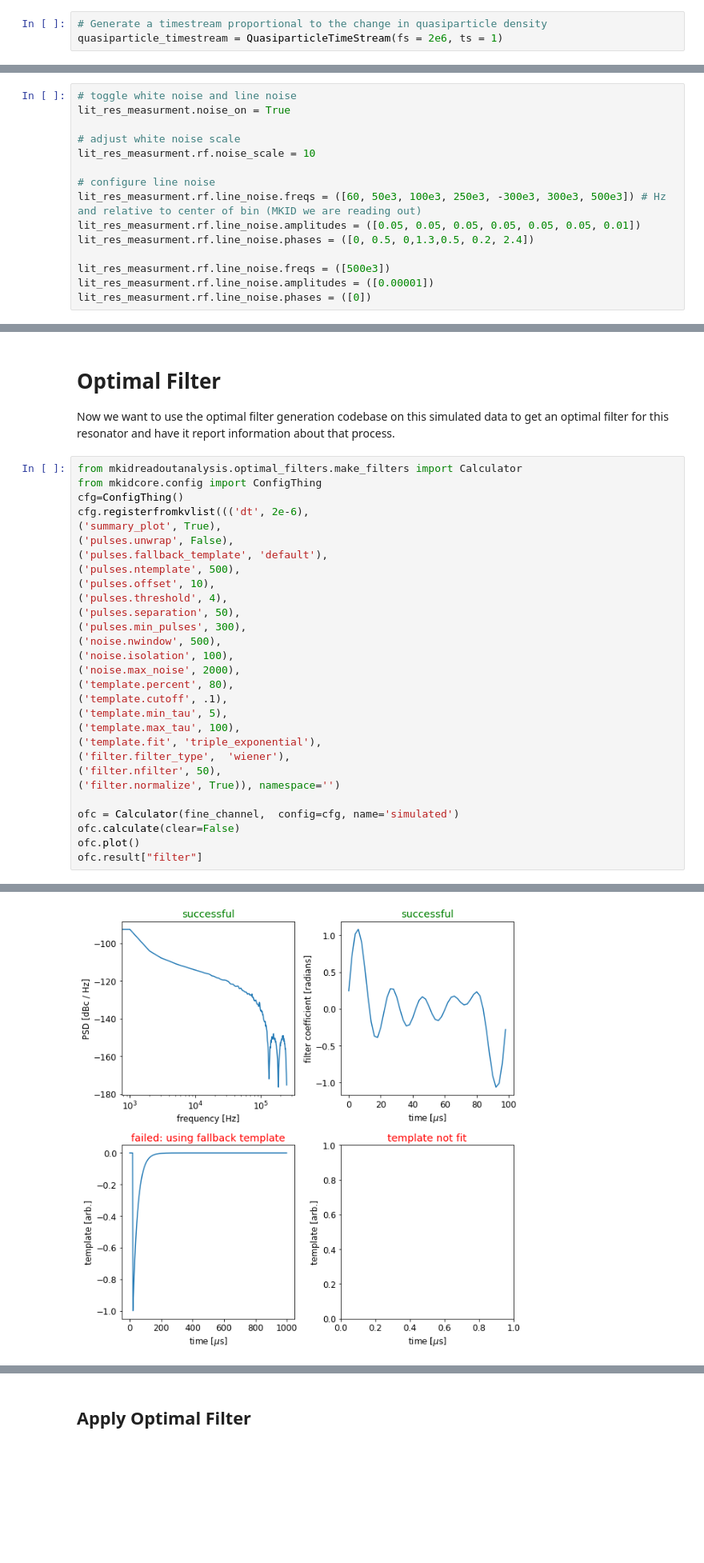
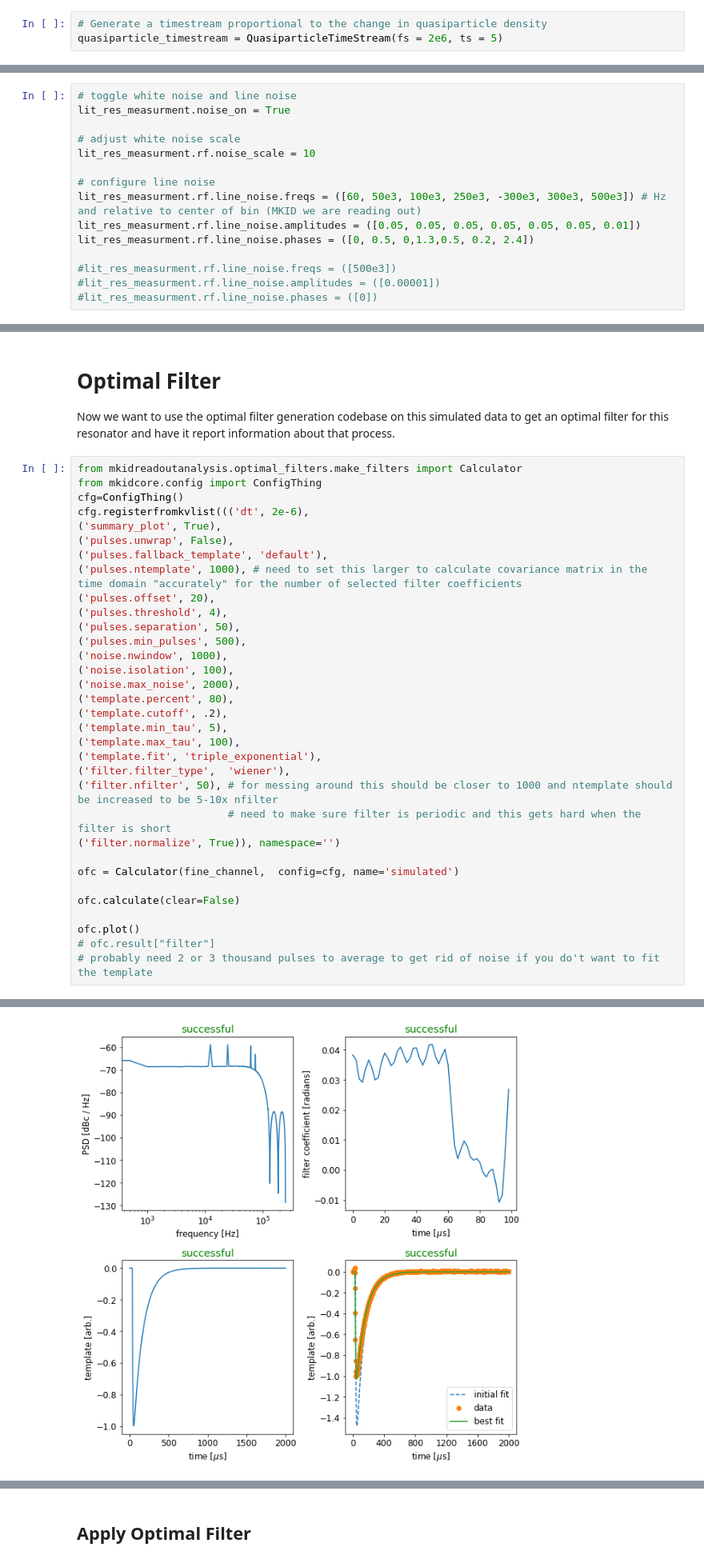
Before and after one commit to MazinLab/MKIDReadoutAnalysis, a Jupyter notebook: Example.ipynb, the cells around one changed output, grey strips where cells are left out. Shown at 80% size. Saved outputs shown, nothing was run; the diff lists cells and outputs as text; blank space fills up the shorter version.

Commit message:
changed pulse separation timescale relative to template fil. Optimal filters work!

```diff
--- a/Example.ipynb
+++ b/Example.ipynb
@@ -13,7 +13,7 @@ import copy
 %matplotlib inline
 # %%
 # Generate a timestream proportional to the change in quasiparticle density
-quasiparticle_timestream = QuasiparticleTimeStream(fs = 2e6, ts = 1)
+quasiparticle_timestream = QuasiparticleTimeStream(fs = 2e6, ts = 5)
 # %%
 # Plot the raw data
 quasiparticle_timestream.plot_timeseries(quasiparticle_timestream.data)
@@ -120,6 +120,6 @@ lit_res_measurment.rf.line_noise.freqs = ([60, 50e3, 100e3, 250e3, -300e3, 300e3
 lit_res_measurment.rf.line_noise.amplitudes = ([0.05, 0.05, 0.05, 0.05, 0.05, 0.05, 0.01])
 lit_res_measurment.rf.line_noise.phases = ([0, 0.5, 0,1.3,0.5, 0.2, 2.4])
 
-lit_res_measurment.rf.line_noise.freqs = ([500e3])
-lit_res_measurment.rf.line_noise.amplitudes = ([0.00001])
-lit_res_measurment.rf.line_noise.phases = ([0])
+#lit_res_measurment.rf.line_noise.freqs = ([500e3])
+#lit_res_measurment.rf.line_noise.amplitudes = ([0.00001])
+#lit_res_measurment.rf.line_noise.phases = ([0])
@@ -193,25 +201,29 @@ cfg.registerfromkvlist((('dt', 2e-6),
 ('summary_plot', True),
 ('pulses.unwrap', False),
 ('pulses.fallback_template', 'default'),
-('pulses.ntemplate', 500),
-('pulses.offset', 10),
+('pulses.ntemplate', 1000), # need to set this larger to calculate covariance matrix in the time domain "accurately" for the number of selected filter coefficients
+('pulses.offset', 20),
 ('pulses.threshold', 4),
 ('pulses.separation', 50),
-('pulses.min_pulses', 300),
-('noise.nwindow', 500),
+('pulses.min_pulses', 500),
+('noise.nwindow', 1000),
 ('noise.isolation', 100),
 ('noise.max_noise', 2000),
 ('template.percent', 80),
-('template.cutoff', .1),
+('template.cutoff', .2),
 ('template.min_tau', 5),
 ('template.max_tau', 100),
 ('template.fit', 'triple_exponential'),
 ('filter.filter_type',  'wiener'),
-('filter.nfilter', 50),
+('filter.nfilter', 50), # for messing around this should be closer to 1000 and ntemplate should be increased to be 5-10x nfilter
+                        # need to make sure filter is periodic and this gets hard when the filter is short
 ('filter.normalize', True)), namespace='')
 
 ofc = Calculator(fine_channel,  config=cfg, name='simulated')
+
 ofc.calculate(clear=False)
+
 ofc.plot()
-ofc.result["filter"]
+# ofc.result["filter"]
+# probably need 2 or 3 thousand pulses to average to get rid of noise if you do't want to fit the template
 # %% [output]
@@ -231 +235 @@ array([ 2.44263195e-01,  7.14713458e-01,  1.01537989e+00,  1.07937667e+00,
-[figure, old version]
+[figure, new version]
```
Also changed, not shown: parts of 29 cells of this notebook, 2 other files.
